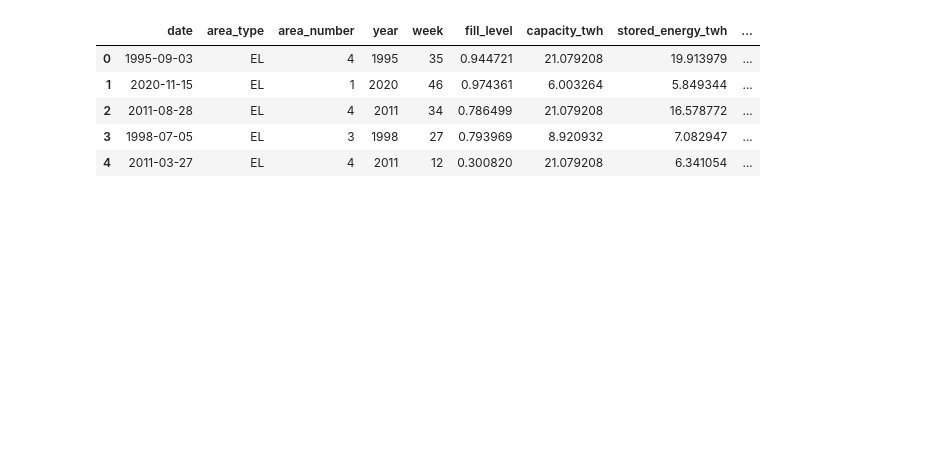
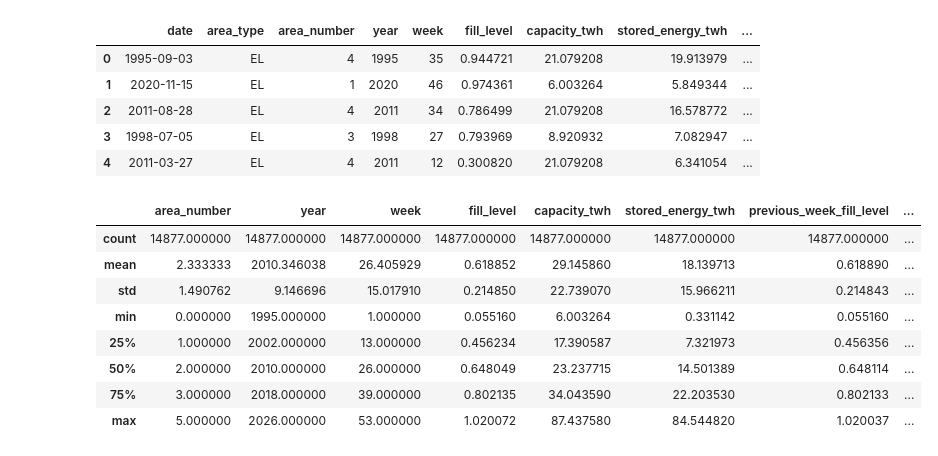
Before and after one commit to Kaja321/ind320-dashboard-kaja321, a Jupyter notebook: analyse.ipynb, the cells around one changed output. Saved outputs shown, nothing was run; the diff lists cells and outputs as text; code cells hidden in the pictures; blank space fills up the shorter version.

```diff
--- a/analyse.ipynb
+++ b/analyse.ipynb
@@ -78,6 +93,19 @@ df.head()
 | 2 | 2011-08-28 | EL | 4 | 2011 | 34 | 0.786499 | 21.079208 | 16.578772 | ... |
 | 3 | 1998-07-05 | EL | 3 | 1998 | 27 | 0.793969 | 8.920932 | 7.082947 | ... |
 | 4 | 2011-03-27 | EL | 4 | 2011 | 12 | 0.300820 | 21.079208 | 6.341054 | ... |
+# %%
+# Viser statistikk (gjennomsnitt, min, maks osv.) for de numeriske kolonnene
+df.describe()
+# %% [output]
+|  | area_number | year | week | fill_level | capacity_twh | stored_energy_twh | previous_week_fill_level | ... |
+| count | 14877.000000 | 14877.000000 | 14877.000000 | 14877.000000 | 14877.000000 | 14877.000000 | 14877.000000 | ... |
+| mean | 2.333333 | 2010.346038 | 26.405929 | 0.618852 | 29.145860 | 18.139713 | 0.618890 | ... |
+| std | 1.490762 | 9.146696 | 15.017910 | 0.214850 | 22.739070 | 15.966211 | 0.214843 | ... |
+| min | 0.000000 | 1995.000000 | 1.000000 | 0.055160 | 6.003264 | 0.331142 | 0.055160 | ... |
+| 25% | 1.000000 | 2002.000000 | 13.000000 | 0.456234 | 17.390587 | 7.321973 | 0.456356 | ... |
+| 50% | 2.000000 | 2010.000000 | 26.000000 | 0.648049 | 23.237715 | 14.501389 | 0.648114 | ... |
+| 75% | 3.000000 | 2018.000000 | 39.000000 | 0.802135 | 34.043590 | 22.203530 | 0.802133 | ... |
+| max | 5.000000 | 2026.000000 | 53.000000 | 1.020072 | 87.437580 | 84.544820 | 1.020037 | ... |
 # %%
 # Gjør date om til datoformat
 df["date"] = pd.to_datetime(df["date"])
```
Also changed, not shown: parts of 12 cells of this notebook, 1 other file.
